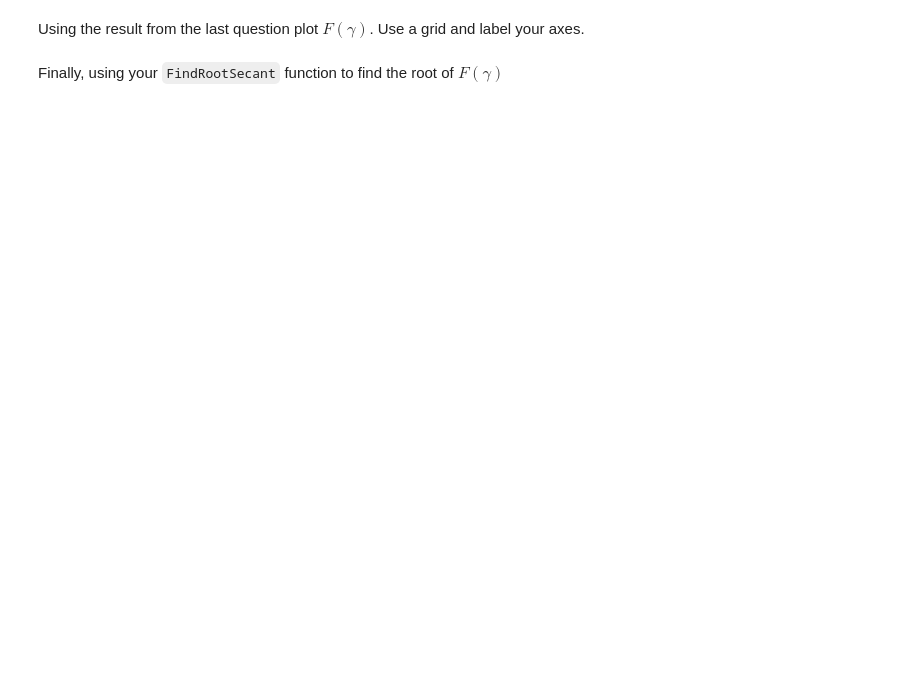
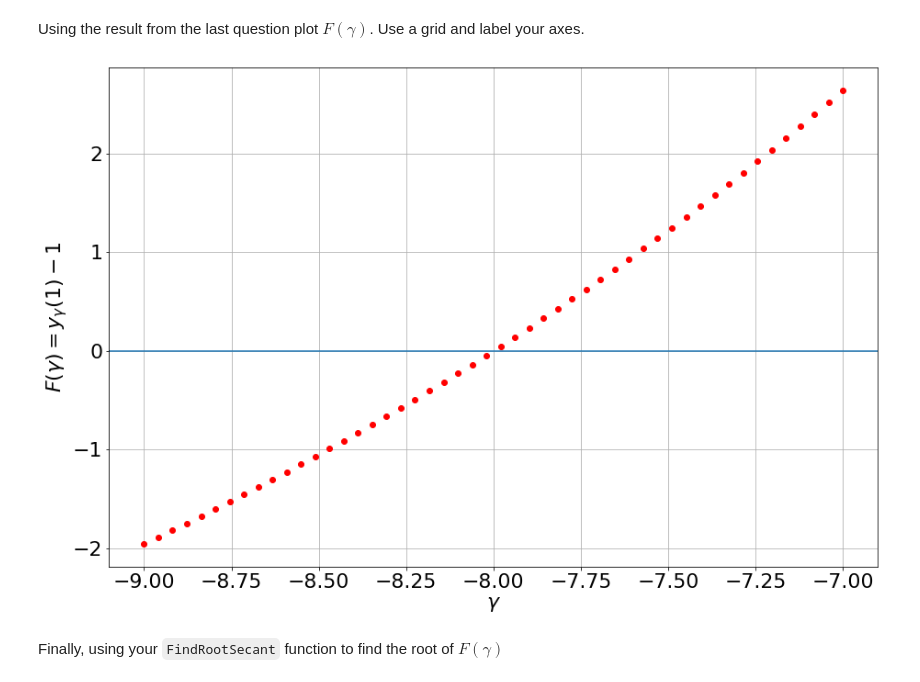
Before and after one commit to Conor-O-Mahony/ACM20030-Assignments, a Jupyter notebook: Assignment 3/Assignment-3.ipynb, the cells around one changed output. Drawn from its saved outputs; the diff is of its cells as text; code cells hidden in the pictures; blank space fills up the shorter version.

```diff
--- a/Assignment 3/Assignment-3.ipynb
+++ b/Assignment 3/Assignment-3.ipynb
@@ -393,4 +437,13 @@ Using ``np.vectorize`` vectorize the function ``F`` and compute the $F(\gamma)$
 # %% [markdown]
 Using the result from the last question plot $F(\gamma)$. Use a grid and label your axes.
+# %%
+for i in dyx0:
+    plt.plot(i,solve_ivp(w,[a,b],[ya,i],rtol=1e-12, atol=1e-12).y[0][-1]-yb, 'ro') #Or just F(i) if you can remove the plot
+plt.axhline(0)
+plt.grid()
+plt.xlabel('$\gamma$')
+plt.ylabel('$F(\gamma)=y_\gamma(1)-1$');
+# %% [output]
+[figure, added]
 # %% [markdown]
 Finally, using your ``FindRootSecant`` function to find the root of $F(\gamma)$
```
Also changed, not shown: parts of 14 cells of this notebook.
